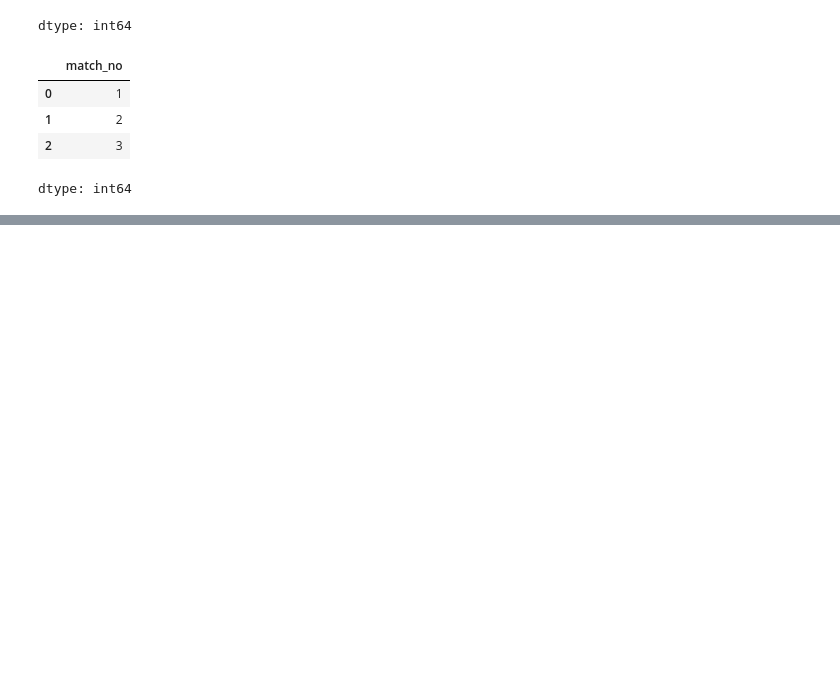
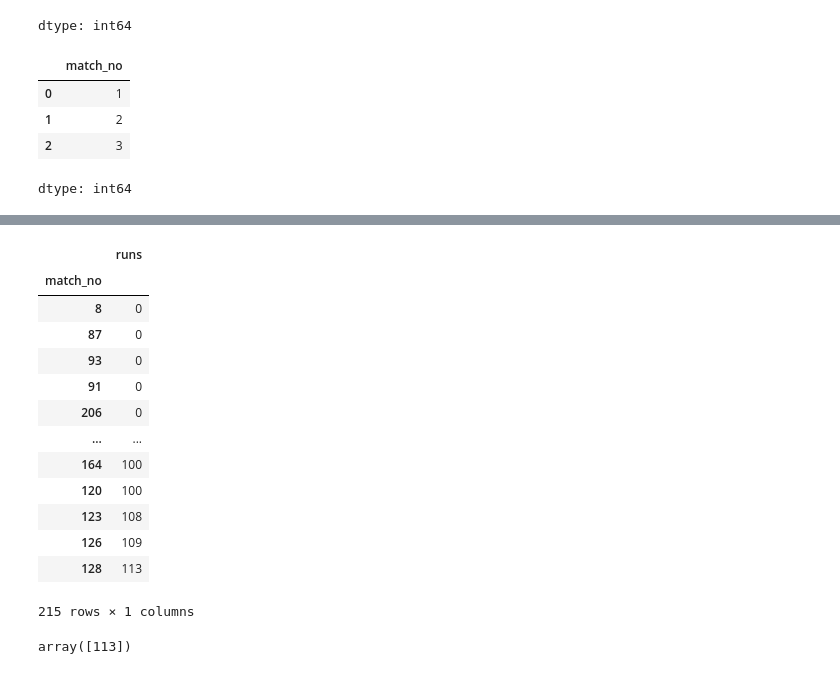
Before and after one commit to Swapn2/Data-Science-Learnings, a Jupyter notebook: panda_series.ipynb, the cells around one changed output, grey strips where cells are left out. Cells and saved outputs as stored; diff of their text form; code cells hidden in the pictures; blank space fills up the shorter version.

```diff
--- a/panda_series.ipynb
+++ b/panda_series.ipynb
@@ -228,0 +258,23 @@ dtype: int64
+# %%
+# sort values
+kohli.sort_values(by = ['runs'])
+# %% [output]
+|  | runs |
+| match_no |  |
+| 8 | 0 |
+| 87 | 0 |
+| 93 | 0 |
+| 91 | 0 |
+| 206 | 0 |
+| ... | ... |
+| 164 | 100 |
+| 120 | 100 |
+| 123 | 108 |
+| 126 | 109 |
+| 128 | 113 |
+215 rows × 1 columns
+# %%
+# sort values
+kohli.sort_values(by = ['runs']).tail(1).values[0]
+# %% [output]
+array([113])
```
Also changed, not shown: parts of 15 cells of this notebook.
